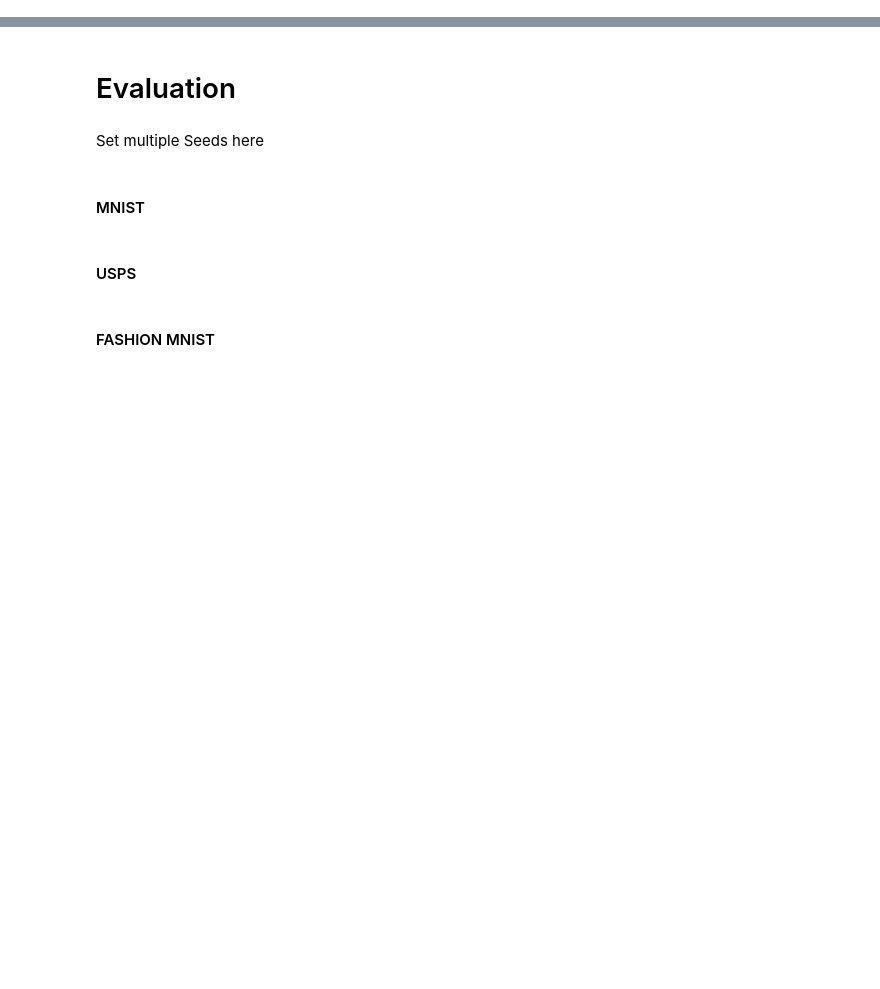
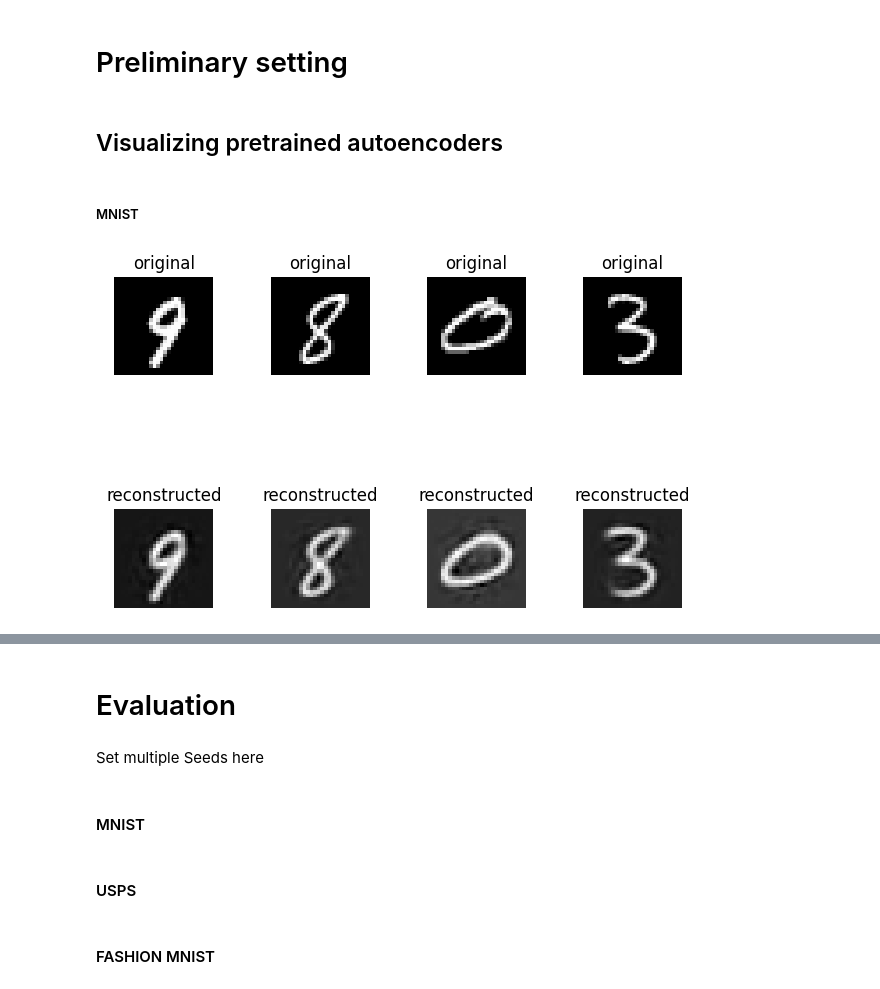
Before and after one commit to julianSchilcher/LMU_Master_Practical_SoSe24, a Jupyter notebook: practical/DeepClustering/DeepECT/deepect.ipynb, the cells around one changed output, grey strips where cells are left out. Cells and saved outputs as stored; diff of their text form; code cells hidden in the pictures; blank space fills up the shorter version.

Commit message:
Added visualization of AE, Augmentation and Cluster Tree to presentation notebook

```diff
--- a/practical/DeepClustering/DeepECT/deepect.ipynb
+++ b/practical/DeepClustering/DeepECT/deepect.ipynb
@@ -0,0 +30,36 @@
+# %% [markdown]
+# Preliminary setting
+# %% [markdown]
+## Visualizing pretrained autoencoders
+# %%
+def visualize_peformance_AE(param_path_autoencoder: str, autoencoder_class: torch.nn.Module, data: np.ndarray, image_size: tuple, number_samples: int, seed: int = None):
+
+    if seed is not None and type(seed) == int:
+        random.seed(seed)
+
+    autoencoder = autoencoder_class(layers=[data.shape[1], 500, 500, 2000, 10])
+    autoencoder.load_state_dict(torch.load(param_path_autoencoder))
+
+    fig, ax = plt.subplots(2, number_samples)
+    fig.tight_layout()
+    ax = ax.flatten()
+    for i, index in enumerate(sorted(random.sample(range(data.shape[0]),number_samples))):
+        img = data[index]
+        if img.ndim == 1:
+            img = np.expand_dims(img,0)
+        img_rec = autoencoder.decode(autoencoder.encode(torch.from_numpy(img))).detach().numpy()
+        ax[i].imshow(img.reshape(image_size[0],image_size[1]), cmap='gray')
+        ax[i+number_samples].imshow(img_rec.reshape(image_size[0],image_size[1]), cmap='gray')
+        ax[i].set_title(f'original')
+        ax[i+number_samples].set_title(f'reconstructed')
+        ax[i].set_axis_off()
+        ax[i+number_samples].set_axis_off()
+# %% [markdown]
+##### MNIST
+# %%
+dataset = load_mnist()
+data = dataset["data"]
+labels = dataset["target"]
+visualize_peformance_AE("./practical/DeepClustering/DeepECT/pretrained_autoencoders/MNIST_autoencoder_pretrained.pth", FeedforwardAutoencoder, data,(28,28),4, seed=1)
+# %% [output]
+[figure, added]
```
Also changed, not shown: parts of 22 cells of this notebook, 1 other file.
